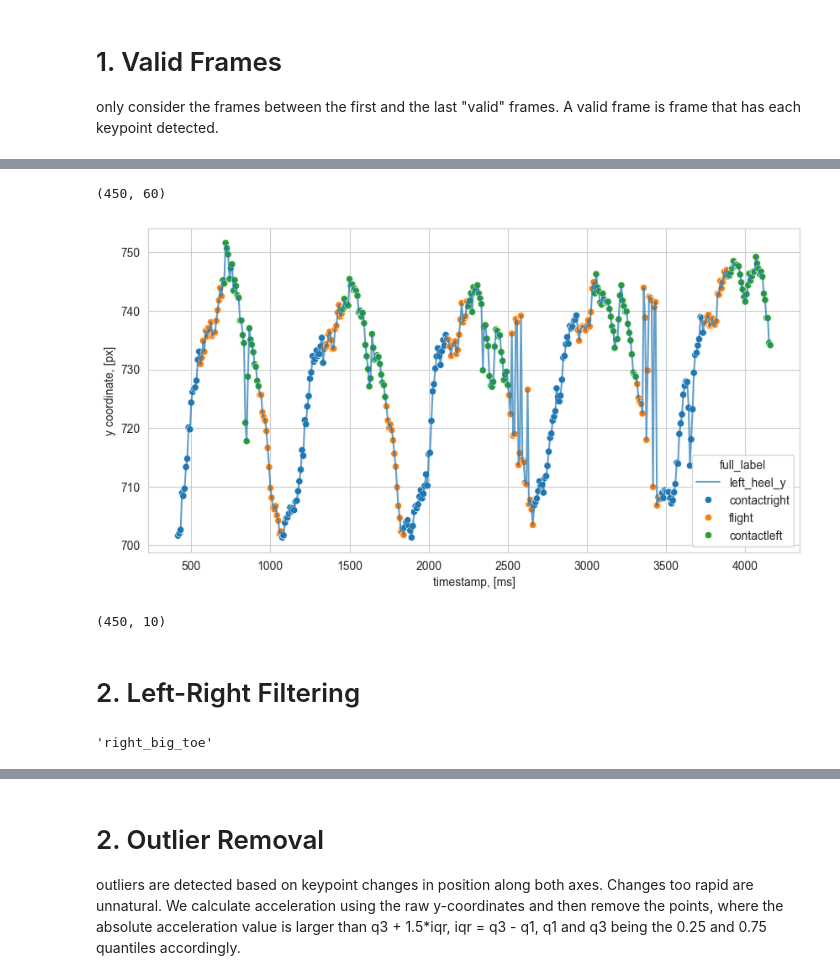
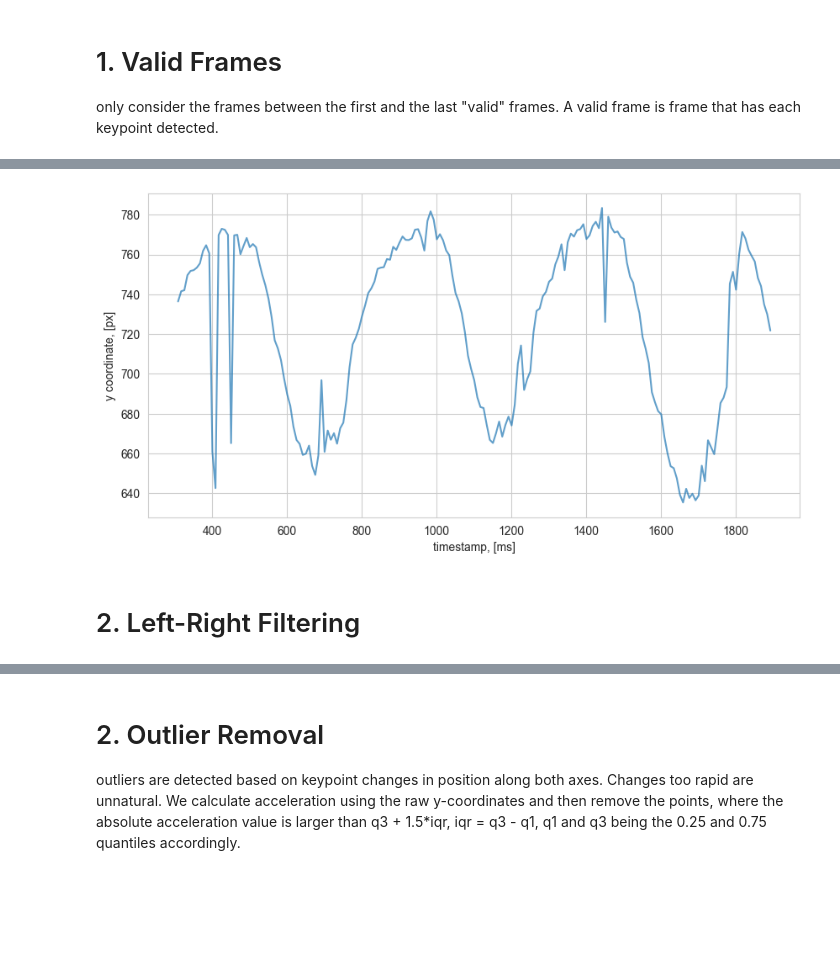
Before and after one commit to mlubneuskaya/running, a Jupyter notebook: notebooks/signal_cleaning.ipynb, the cells around one changed output, grey strips where cells are left out. Drawn from its saved outputs; the diff is of its cells as text; code cells hidden in the pictures; blank space fills up the shorter version.

```diff
--- a/notebooks/signal_cleaning.ipynb
+++ b/notebooks/signal_cleaning.ipynb
@@ -77,47 +59,35 @@ annotations
 # %%
 merged = pd.merge(annotations, pose_data, on='frame_number', how='inner') #annotations.join(pose_data, on='frame_number', how='inner', rsuffix='_right')
 merged['full_label'] = merged['label'] + merged['side']
-# %%
-merged.shape
-# %% [output]
-(450, 60)
 # %%
 fig, ax = plt.subplots(nrows=1, ncols=1, figsize=(10, 5))
 
-merged.plot(
-    x="ms",
+pose_data.plot(
+    x="timestamp_ms",
     y=keypoint,
     ax=ax,
     ylabel="y coordinate, [px]",
     xlabel="timestamp, [ms]",
     # title="Keypoint Position vs Time",
     grid=True,
     legend=False,
     alpha=0.7
 )
-sns.scatterplot(
-    data=merged,
-    x="ms",
-    y=keypoint,
-    hue="full_label",
-    ax=ax,
-)
+# sns.scatterplot(
+#     data=merged,
+#     x="ms",
+#     y=keypoint,
+#     hue="full_label",
+#     ax=ax,
+# )
 ax.get_figure().savefig("../data/output/plots/step_1.png", dpi=300, bbox_inches="tight")
 # %% [output]
-[figure, old version]
+[figure, new version]
-# %%
-annotations.shape
-# %% [output]
-(450, 10)
 # %% [markdown]
 # 2. Left-Right Filtering
 # %%
 side_bases = ["shoulder", "hip", "knee", "ankle", "heel", "big_toe", "small_toe"]
 anchors = ["heel", "big_toe", "knee"]
-# %%
-"right_big_toe".split("left_")[-1]
-# %% [output]
-'right_big_toe'
 # %%
 gait_side_filter = GaitSideFilter(side_bases, anchors, window=25)
 # %%
```
Also changed, not shown: parts of 7 cells of this notebook, 8 other files.
